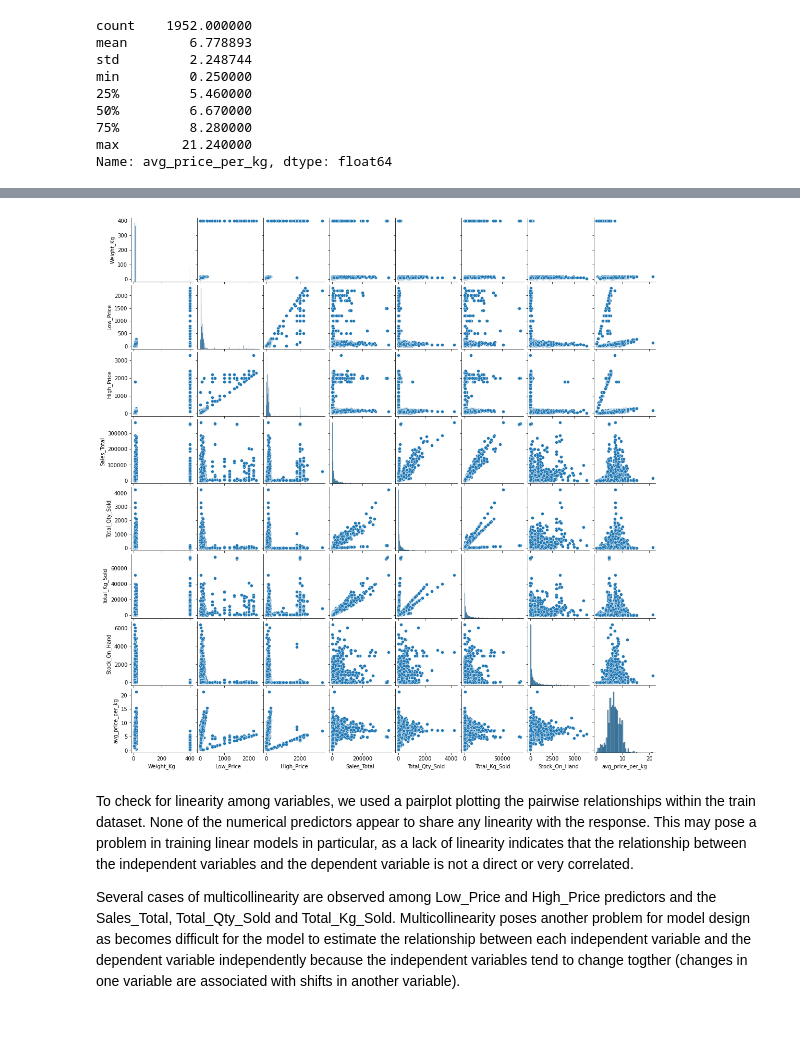
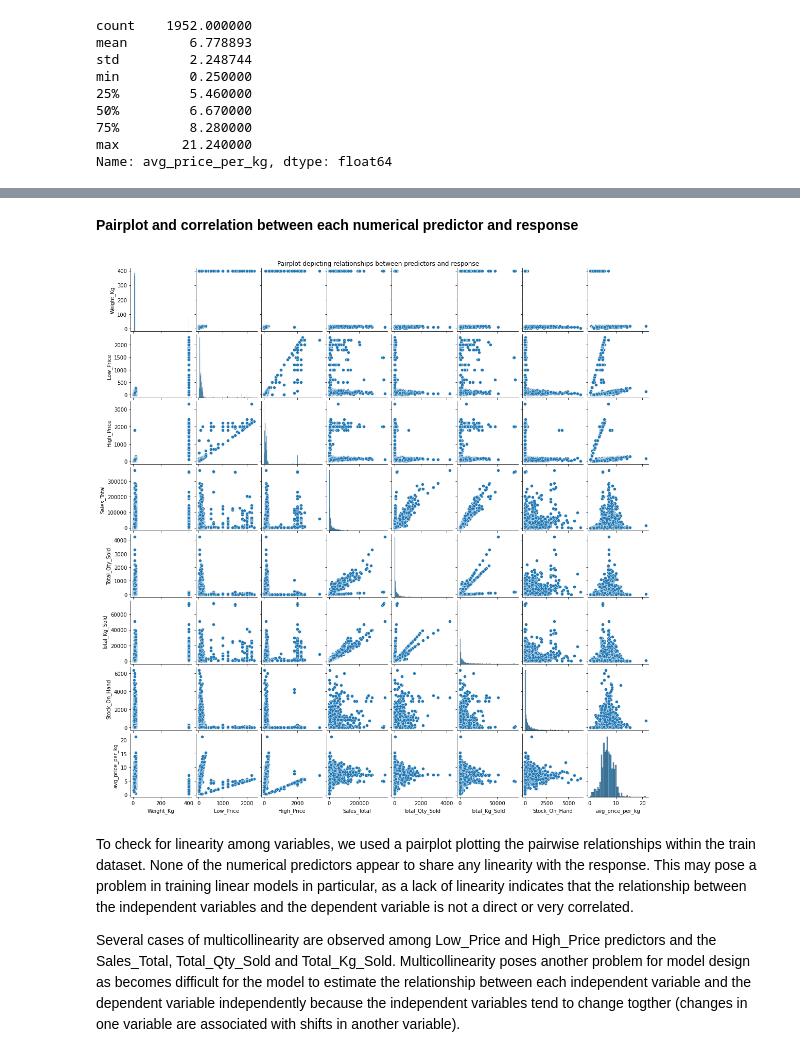
Before and after one commit to Peniel26/regression_JM1_DSFT, a Jupyter notebook: Adv Regression.ipynb, the cells around one changed output, grey strips where cells are left out. Saved outputs shown, nothing was run; the diff lists cells and outputs as text; code cells hidden in the pictures; blank space fills up the shorter version.

```diff
--- a/Adv Regression.ipynb
+++ b/Adv Regression.ipynb
@@ -290,9 +285,12 @@ Numerical predictors;
+# %% [markdown]
+**Pairplot and correlation between each numerical predictor and response**
 # %%
 # creates a pair plot to identify relationships between numerical predictors and 'avg_price_per_kg'
 g = sns.pairplot(train)
+g.fig.suptitle('Pairplot depicting relationships between predictors and response', y = 1)
 g.fig.set_size_inches(15,15)
 # %% [output]
-[figure, old version]
+[figure, new version]
 # %% [markdown]
 To check for linearity among variables, we used a pairplot plotting the pairwise relationships within the train dataset. None of the numerical predictors appear to share any linearity with the response. This may pose a problem in training linear models in particular, as a lack of linearity indicates that the relationship between the independent variables and the dependent variable is not a direct or very correlated.
 
```
Also changed, not shown: parts of 86 cells of this notebook, 1 other file.
